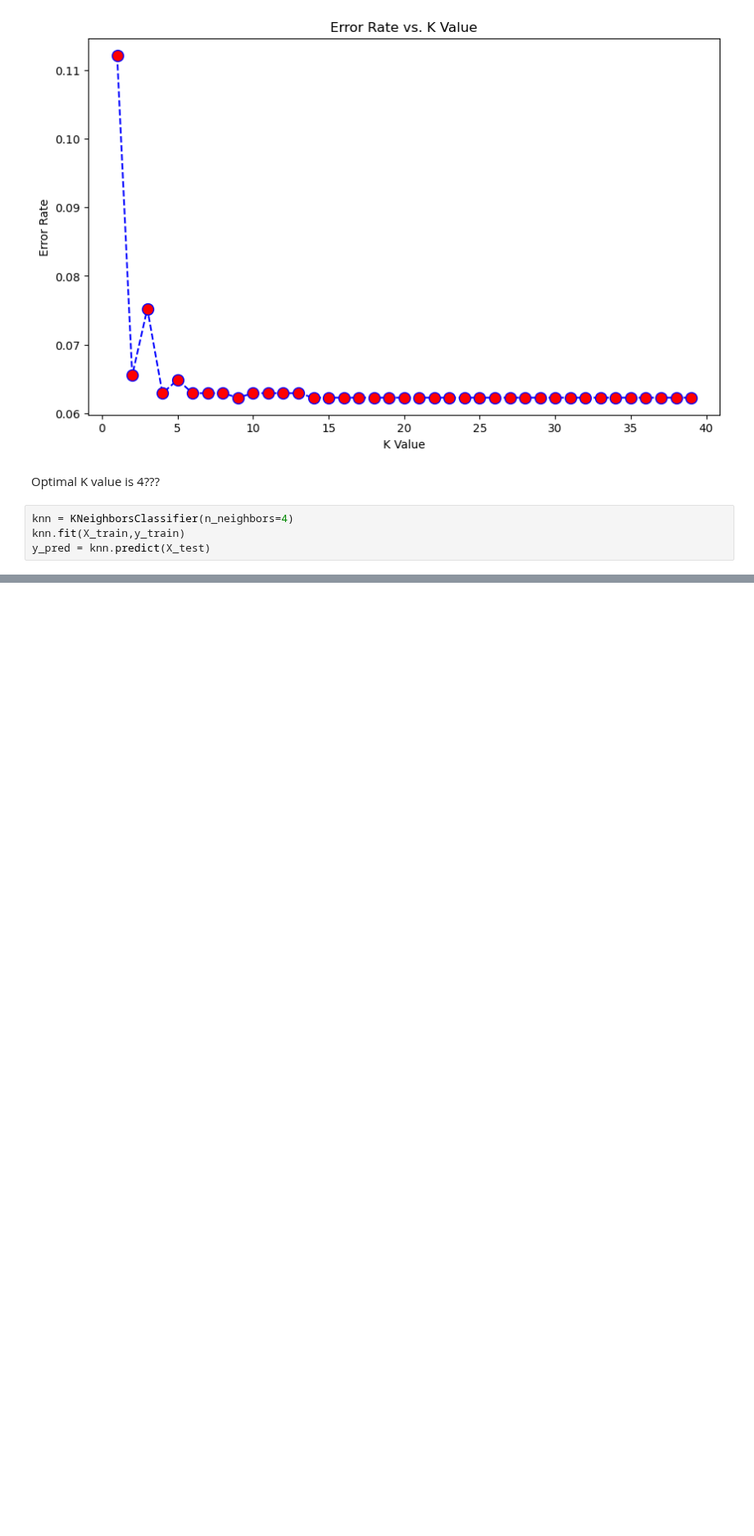
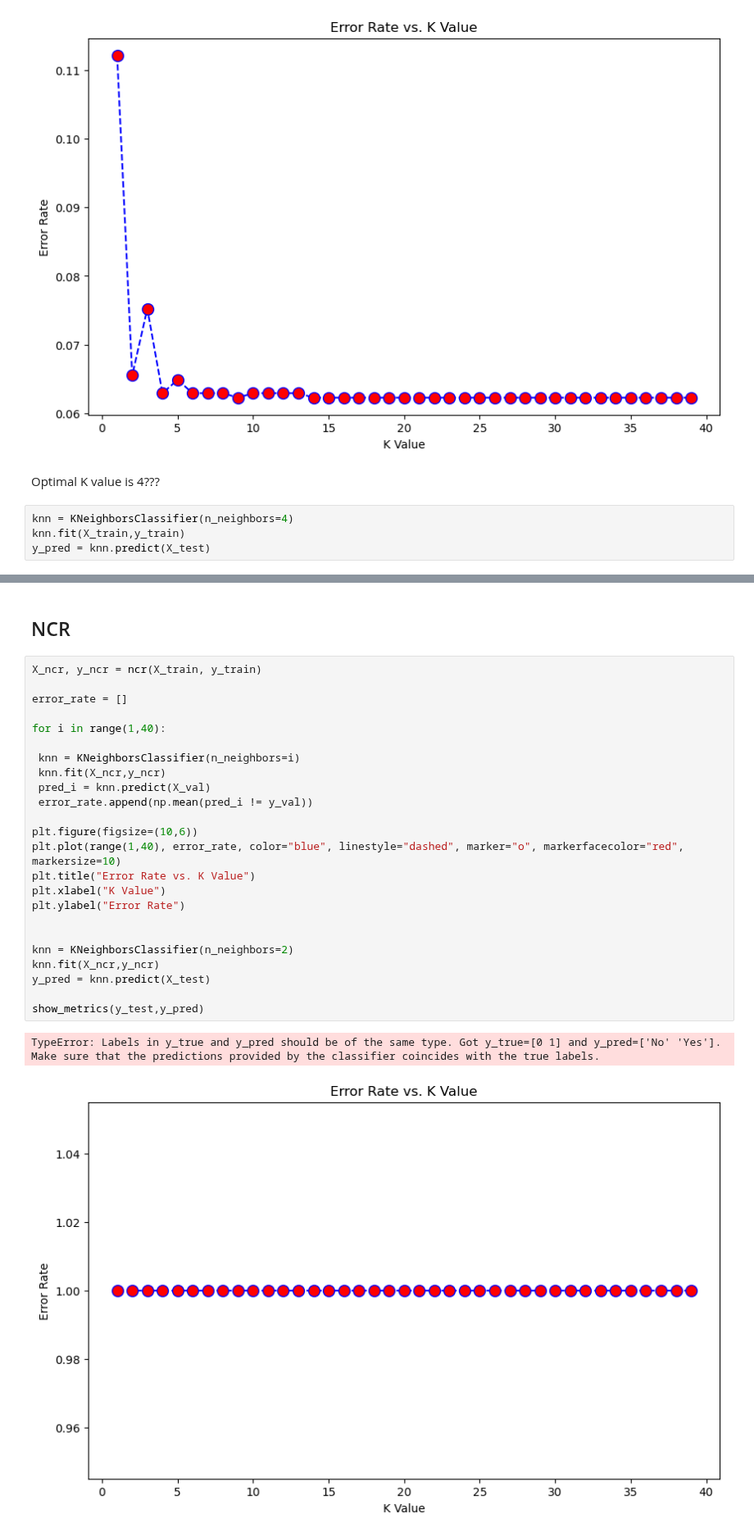
Before and after one commit to dapscc/bt4012_fraud, a Jupyter notebook: k_nearest_neighbours.ipynb, the cells around one changed output, grey strips where cells are left out. Shown at 82% size. Drawn from its saved outputs; the diff is of its cells as text; blank space fills up the shorter version.

```diff
--- a/k_nearest_neighbours.ipynb
+++ b/k_nearest_neighbours.ipynb
@@ -58,0 +166,29 @@ F1_score: 0.056074766355140186
+# %% [markdown]
+## NCR
+# %%
+X_ncr, y_ncr = ncr(X_train, y_train)
+
+error_rate = []
+
+for i in range(1,40):
+
+ knn = KNeighborsClassifier(n_neighbors=i)
+ knn.fit(X_ncr,y_ncr)
+ pred_i = knn.predict(X_val)
+ error_rate.append(np.mean(pred_i != y_val))
+
+plt.figure(figsize=(10,6))
+plt.plot(range(1,40), error_rate, color="blue", linestyle="dashed", marker="o", markerfacecolor="red", markersize=10)
+plt.title("Error Rate vs. K Value")
+plt.xlabel("K Value")
+plt.ylabel("Error Rate")
+
+
+knn = KNeighborsClassifier(n_neighbors=2)
+knn.fit(X_ncr,y_ncr)
+y_pred = knn.predict(X_test)
+
+show_metrics(y_test,y_pred)
+# %% [output]
+TypeError: Labels in y_true and y_pred should be of the same type. Got y_true=[0 1] and y_pred=['No' 'Yes']. Make sure that the predictions provided by the classifier coincides with the true labels.
+[figure, added]
```
Also changed, not shown: parts of 14 cells of this notebook.
